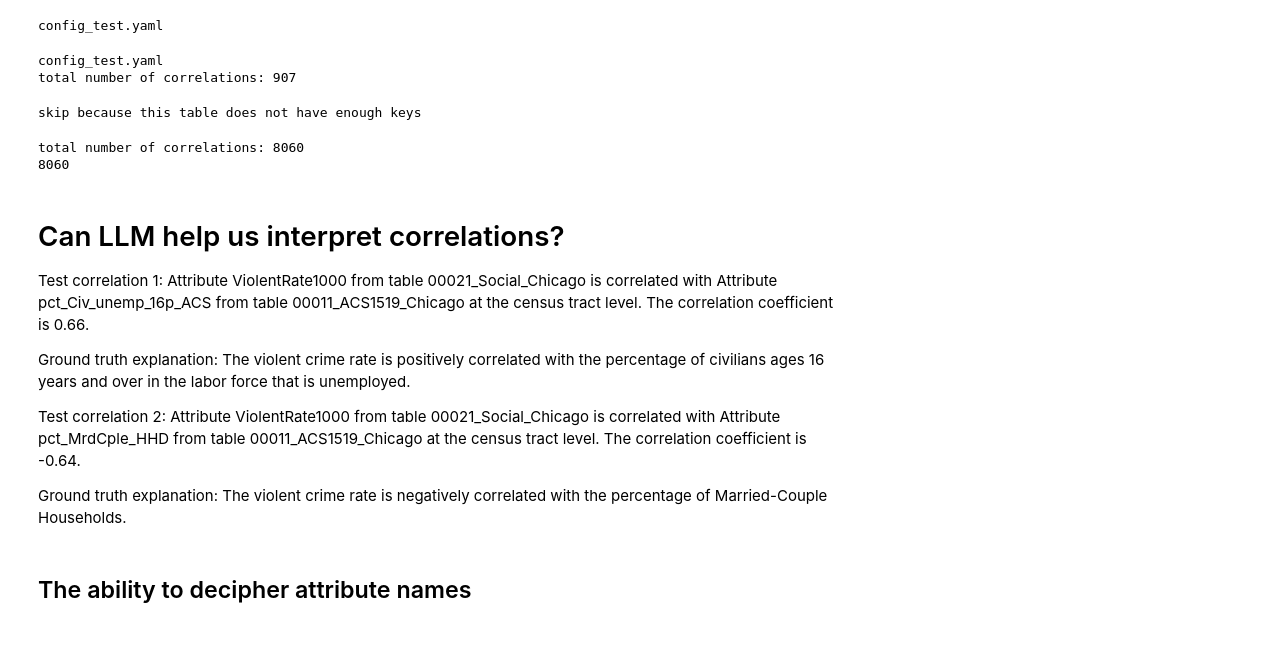
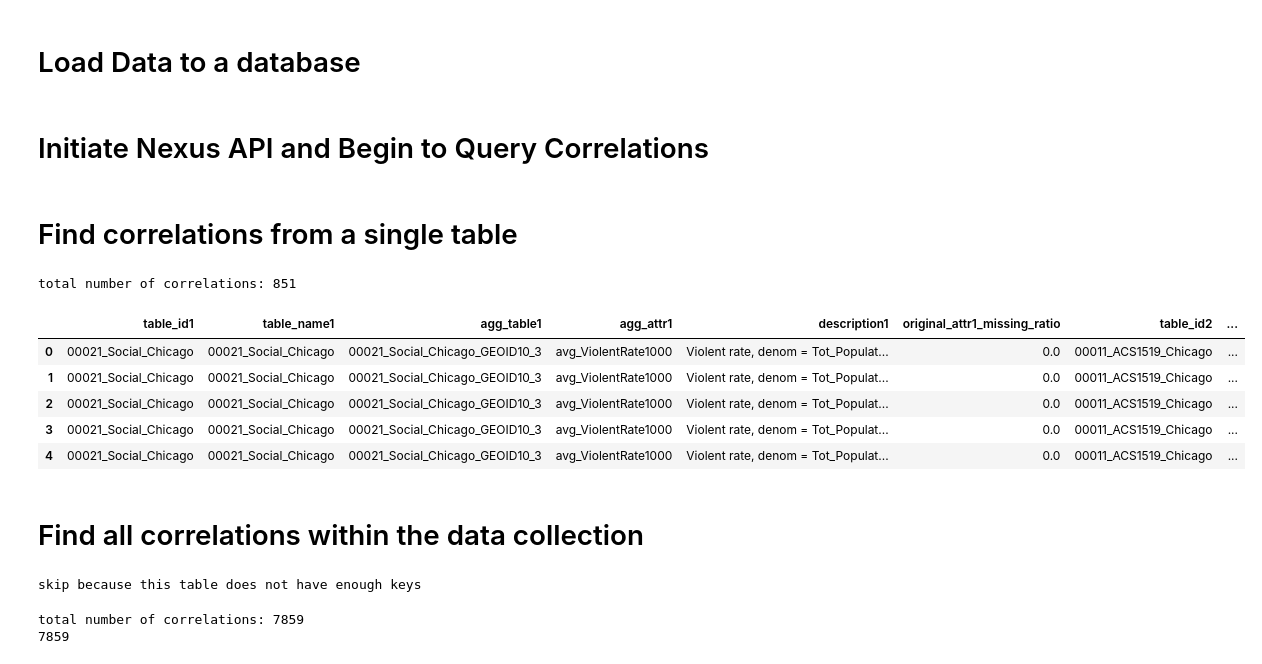
Before and after one commit to TheDataStation/nexus_correlation_discovery, a Jupyter notebook: demo/data_commons.ipynb, the cells around one changed output. Saved outputs shown, nothing was run; the diff lists cells and outputs as text; code cells hidden in the pictures; blank space fills up the shorter version.

```diff
--- a/demo/data_commons.ipynb
+++ b/demo/data_commons.ipynb
@@ -3,5 +3,9 @@ from nexus.nexus_api import API
 from nexus.utils.time_point import TEMPORAL_GRANU
 from nexus.utils.coordinate import SPATIAL_GRANU
 import os
+import pandas as pd
+import duckdb
+from IPython.display import display, HTML
+pd.options.display.max_colwidth = 200
 os.environ["CONFIG_FILE_PATH"] = "config_test.yaml"
 os.chdir(f"/Users/yuegong/nexus_correlation_discovery")
@@ -7,0 +14,5 @@ os.chdir(f"/Users/yuegong/nexus_correlation_discovery")
+# %%
+API.add_data_source(data_source_name='data_commons',
+                    data_path='/Users/yuegong/Downloads/Data Commons/Curated datasets/')
+# %% [markdown]
+# Load Data to a database
@@ -8,24 +26,33 @@ os.chdir(f"/Users/yuegong/nexus_correlation_discovery")
+# %% [markdown]
+# Initiate Nexus API and Begin to Query Correlations
 # %%
 conn_str = f'data/data_commons.db'
 nexus_api = API(conn_str, data_sources=['data_commons'])
-# %% [output]
-config_test.yaml
+# %% [markdown]
+# Find correlations from a single table
 # %%
 # test find correlations from a single table
 dataset = '00021_Social_Chicago'
 # asthma data only has spatial attribute, thus the temporal granularity is set to ALL.
 temporal_granularity, spatial_granularity = TEMPORAL_GRANU.ALL, SPATIAL_GRANU.TRACT
 overlap_threshold = 100
 correlation_threshold = 0.5
 # you can change correlation_type to 'spearman' or 'kendall'
 correlations = nexus_api.find_correlations_from(dataset, temporal_granularity, spatial_granularity,
                                       overlap_threshold, correlation_threshold,
                                       correlation_type="pearson")
+display(correlations.head())
 # %% [output]
-config_test.yaml
-total number of correlations: 907
+total number of correlations: 851
+|  | table_id1 | table_name1 | agg_table1 | agg_attr1 | description1 | original_attr1_missing_ratio | table_id2 | ... |
+| 0 | 00021_Social_Chicago | 00021_Social_Chicago | 00021_Social_Chicago_GEOID10_3 | avg_ViolentRate1000 | Violent rate, denom = Tot_Populat... | 0.0 | 00011_ACS1519_Chicago | ... |
+| 1 | 00021_Social_Chicago | 00021_Social_Chicago | 00021_Social_Chicago_GEOID10_3 | avg_ViolentRate1000 | Violent rate, denom = Tot_Populat... | 0.0 | 00011_ACS1519_Chicago | ... |
+| 2 | 00021_Social_Chicago | 00021_Social_Chicago | 00021_Social_Chicago_GEOID10_3 | avg_ViolentRate1000 | Violent rate, denom = Tot_Populat... | 0.0 | 00011_ACS1519_Chicago | ... |
+| 3 | 00021_Social_Chicago | 00021_Social_Chicago | 00021_Social_Chicago_GEOID10_3 | avg_ViolentRate1000 | Violent rate, denom = Tot_Populat... | 0.0 | 00011_ACS1519_Chicago | ... |
+| 4 | 00021_Social_Chicago | 00021_Social_Chicago | 00021_Social_Chicago_GEOID10_3 | avg_ViolentRate1000 | Violent rate, denom = Tot_Populat... | 0.0 | 00011_ACS1519_Chicago | ... |
+# %% [markdown]
+# Find all correlations within the data collection
 # %%
-# test finding all correlations
 from nexus.data_search.commons import FIND_JOIN_METHOD
 
 nexus_api.data_sources = ['data_commons']
@@ -37,18 +64,7 @@ all_correlations = nexus_api.find_all_correlations(temporal_granularity, spatial
                                         overlap_threshold, correlation_threshold,
                                         persist_path=persist_path, correlation_type="pearson",
                                         find_join_method=FIND_JOIN_METHOD.JOIN_ALL)
-print(len(all_correlations))
 # %% [output]
 skip because this table does not have enough keys
-total number of correlations: 8060
-8060
+total number of correlations: 7859
+7859
-# %% [markdown]
-# Can LLM help us interpret correlations?
-
-Test correlation 1: Attribute ViolentRate1000 from table 00021_Social_Chicago is correlated with Attribute pct_Civ_unemp_16p_ACS from table 00011_ACS1519_Chicago at the census tract level. The correlation coefficient is 0.66.
-
-Ground truth explanation: The violent crime rate is positively correlated with the percentage of civilians ages 16 years and over in the labor force that is unemployed.
-
-Test correlation 2: Attribute ViolentRate1000 from table 00021_Social_Chicago is correlated with Attribute pct_MrdCple_HHD from table 00011_ACS1519_Chicago at the census tract level. The correlation coefficient is -0.64.
-
-Ground truth explanation: The violent crime rate is negatively correlated with the percentage of Married-Couple Households.
@@ -110,2 +70,0 @@ class ChatBot:
-# %% [markdown]
-## The ability to decipher attribute names
```
Also changed, not shown: parts of 12 cells of this notebook, 9 other files.
